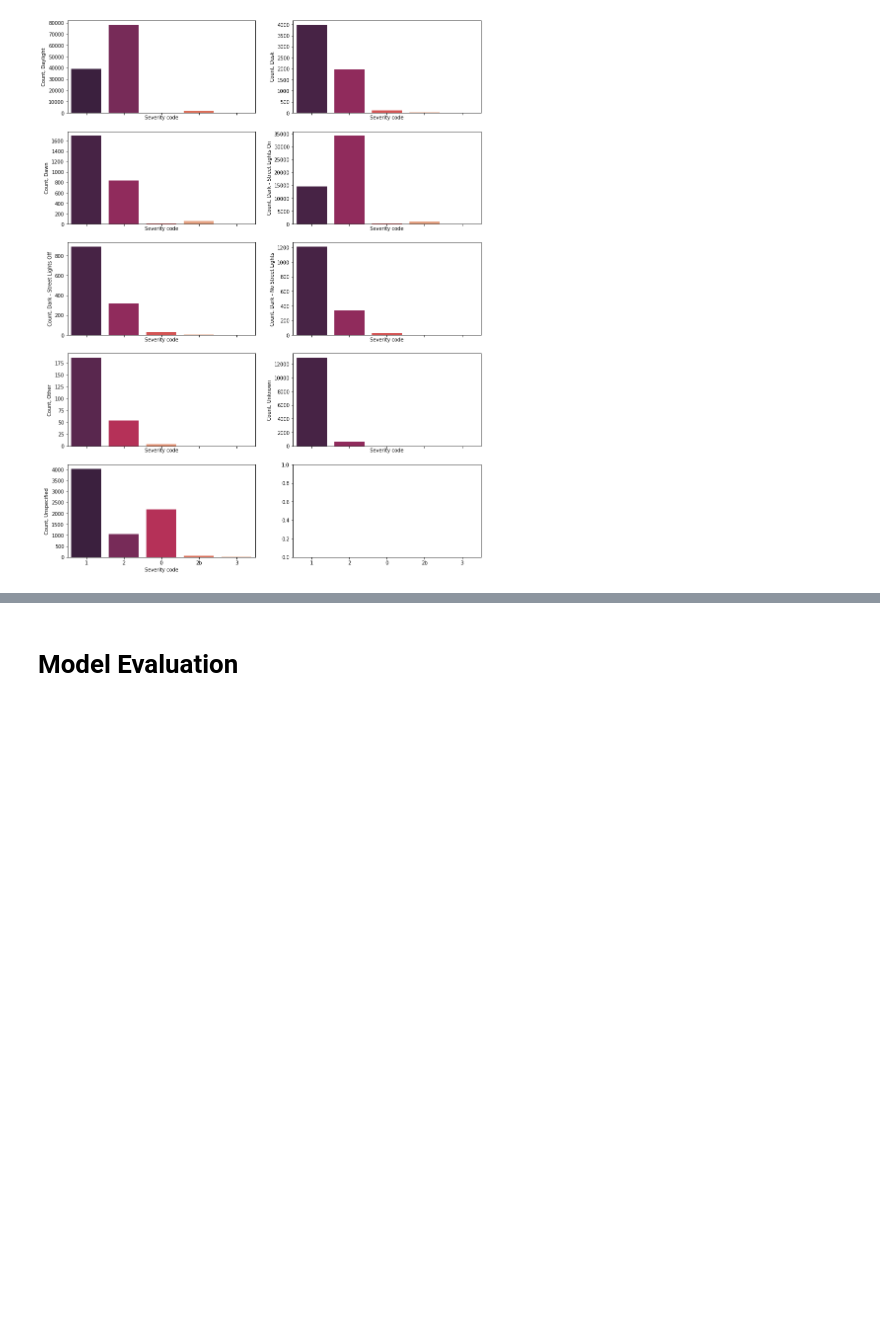
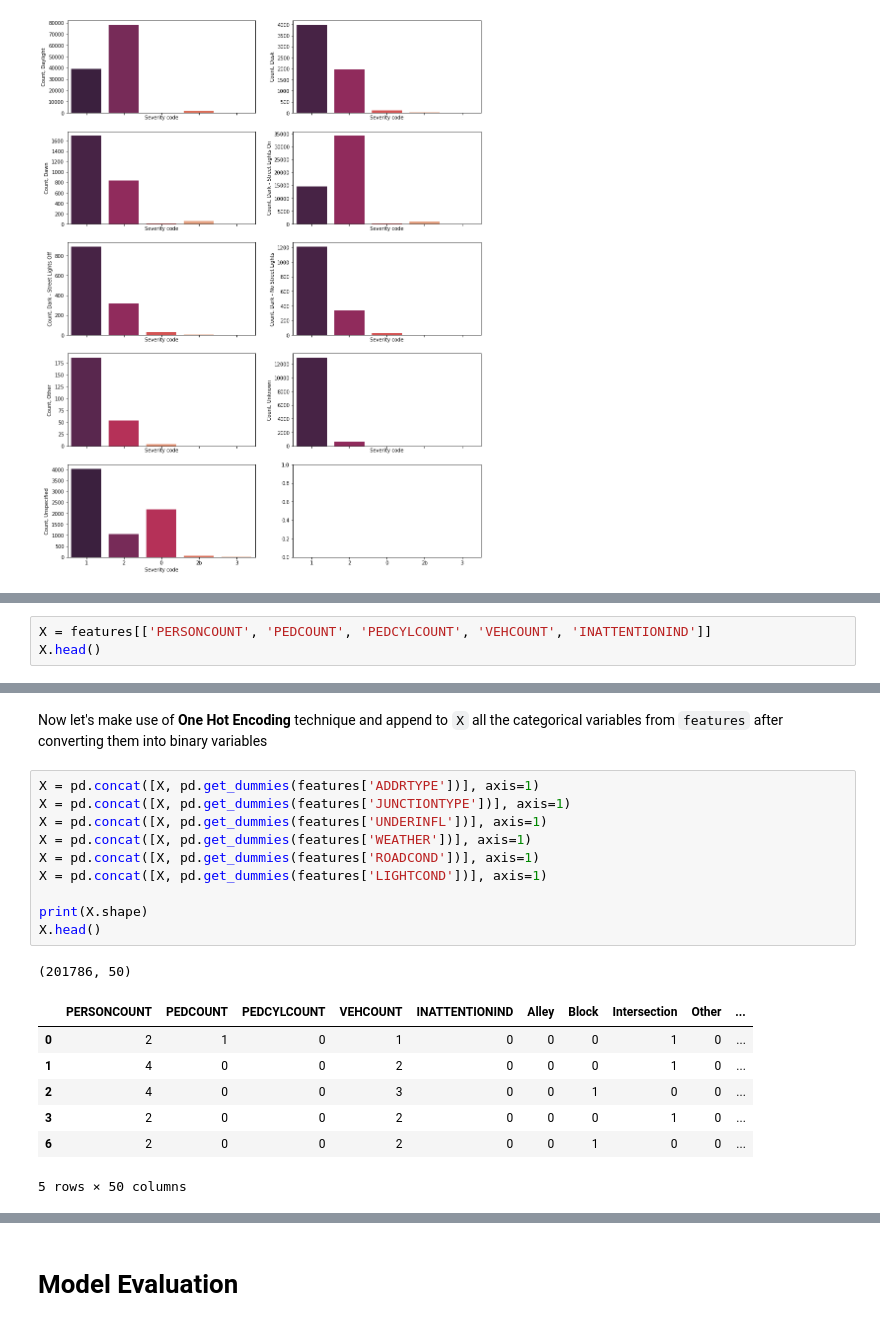
Before and after one commit to sankha14/Applied_Data_Science_Capstone, a Jupyter notebook: Car_Accident_Severity_Prediction.ipynb, the cells around one changed output, grey strips where cells are left out. Saved outputs shown, nothing was run; the diff lists cells and outputs as text; blank space fills up the shorter version.

```diff
--- a/Car_Accident_Severity_Prediction.ipynb
+++ b/Car_Accident_Severity_Prediction.ipynb
@@ -1197,0 +1212,3 @@ axes[4,0].set(xlabel = 'Severity code', ylabel = 'Count, Unspecified')
+# %%
+X = features[['PERSONCOUNT', 'PEDCOUNT', 'PEDCYLCOUNT', 'VEHCOUNT', 'INATTENTIONIND']]
+X.head()
@@ -1197,0 +1222,21 @@ axes[4,0].set(xlabel = 'Severity code', ylabel = 'Count, Unspecified')
+# %% [markdown]
+Now let's make use of **One Hot Encoding** technique and append to `X` all the categorical variables from `features` after converting them into binary variables
+# %%
+X = pd.concat([X, pd.get_dummies(features['ADDRTYPE'])], axis=1)
+X = pd.concat([X, pd.get_dummies(features['JUNCTIONTYPE'])], axis=1)
+X = pd.concat([X, pd.get_dummies(features['UNDERINFL'])], axis=1)
+X = pd.concat([X, pd.get_dummies(features['WEATHER'])], axis=1)
+X = pd.concat([X, pd.get_dummies(features['ROADCOND'])], axis=1)
+X = pd.concat([X, pd.get_dummies(features['LIGHTCOND'])], axis=1)
+
+print(X.shape)
+X.head()
+# %% [output]
+(201786, 50)
+|  | PERSONCOUNT | PEDCOUNT | PEDCYLCOUNT | VEHCOUNT | INATTENTIONIND | Alley | Block | Intersection | Other | ... |
+| 0 | 2 | 1 | 0 | 1 | 0 | 0 | 0 | 1 | 0 | ... |
+| 1 | 4 | 0 | 0 | 2 | 0 | 0 | 0 | 1 | 0 | ... |
+| 2 | 4 | 0 | 0 | 3 | 0 | 0 | 1 | 0 | 0 | ... |
+| 3 | 2 | 0 | 0 | 2 | 0 | 0 | 0 | 1 | 0 | ... |
+| 6 | 2 | 0 | 0 | 2 | 0 | 0 | 1 | 0 | 0 | ... |
+5 rows × 50 columns
```
Also changed, not shown: parts of 27 cells of this notebook.
